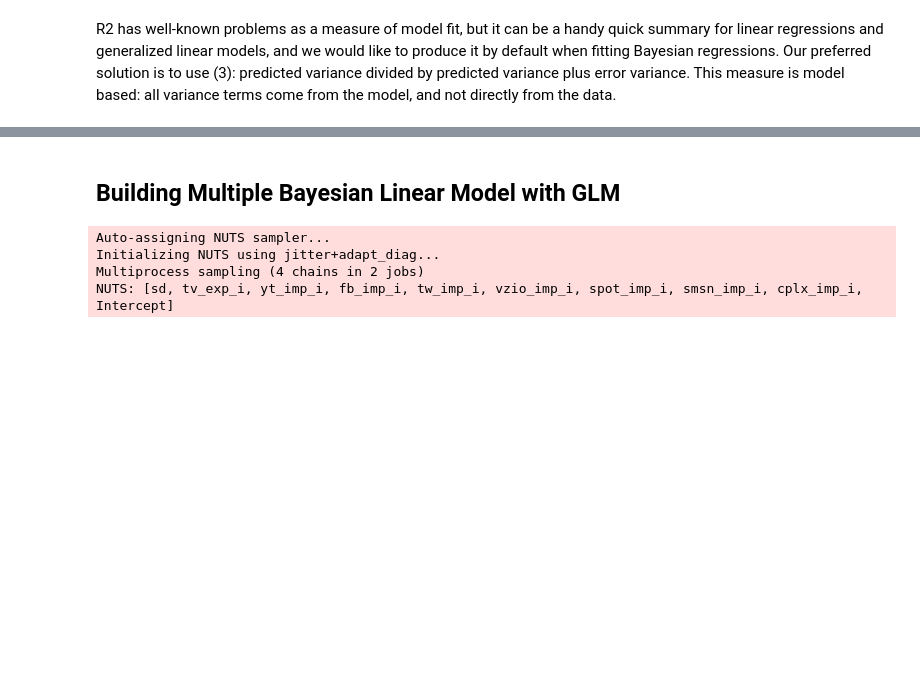
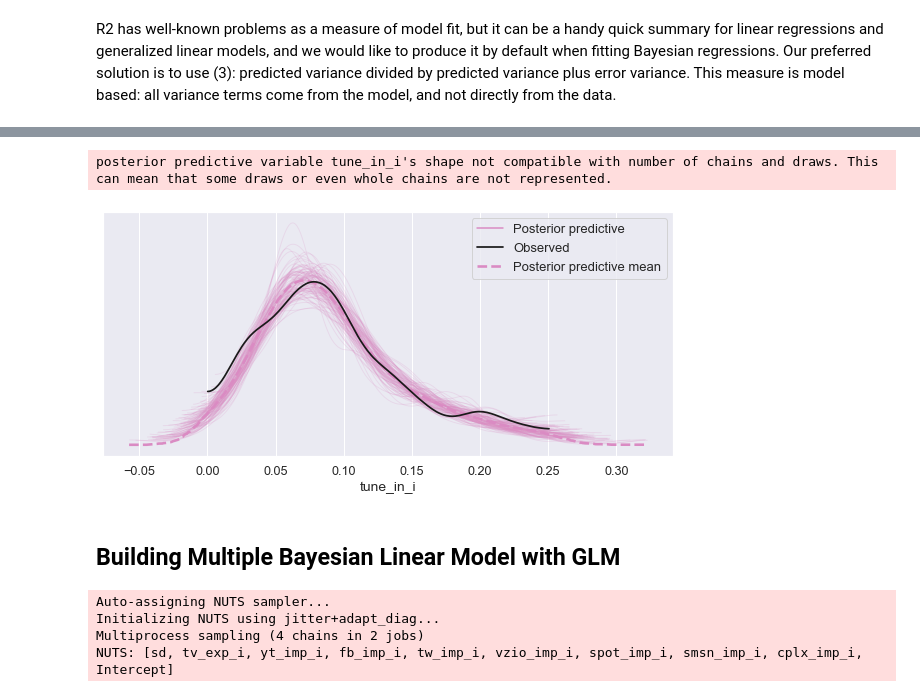
Before and after one commit to vanitoz/Bet-Awards, a Jupyter notebook: EDA_Modeling.ipynb, the cells around one changed output, grey strips where cells are left out. Drawn from its saved outputs; the diff is of its cells as text; code cells hidden in the pictures; blank space fills up the shorter version.

```diff
--- a/EDA_Modeling.ipynb
+++ b/EDA_Modeling.ipynb
@@ -218,0 +267,4 @@ posterior predictive variable tune_in_i's shape not compatible with number of ch
+# %%
+## Look for predictions using posterior
+ppc_mlr_half_normal = pm.sample_posterior_predictive(trace_mlr_half_normal, samples=100, model = model_mlr_half_normal)
+az.r2_score(y, ppc_mlr_half_normal['tune_in_i'])
@@ -219,3 +276,11 @@ posterior predictive variable tune_in_i's shape not compatible with number of ch
+# %%
+data_ppc_mlr_half_normal = az.from_pymc3(trace= trace_mlr_half_normal, posterior_predictive= ppc_mlr_half_normal)
+ax = az.plot_ppc(data_ppc_mlr_half_normal, figsize=(8,4), mean= True, color='C6',)
+ax.legend(fontsize= 13)
+plt.show()
+# %% [output]
+posterior predictive variable tune_in_i's shape not compatible with number of chains and draws. This can mean that some draws or even whole chains are not represented.
+[figure, added]
 # %% [markdown]
 ## Building Multiple Bayesian Linear Model with GLM
 # %%
```
Also changed, not shown: parts of 17 cells of this notebook, 17 other files.
